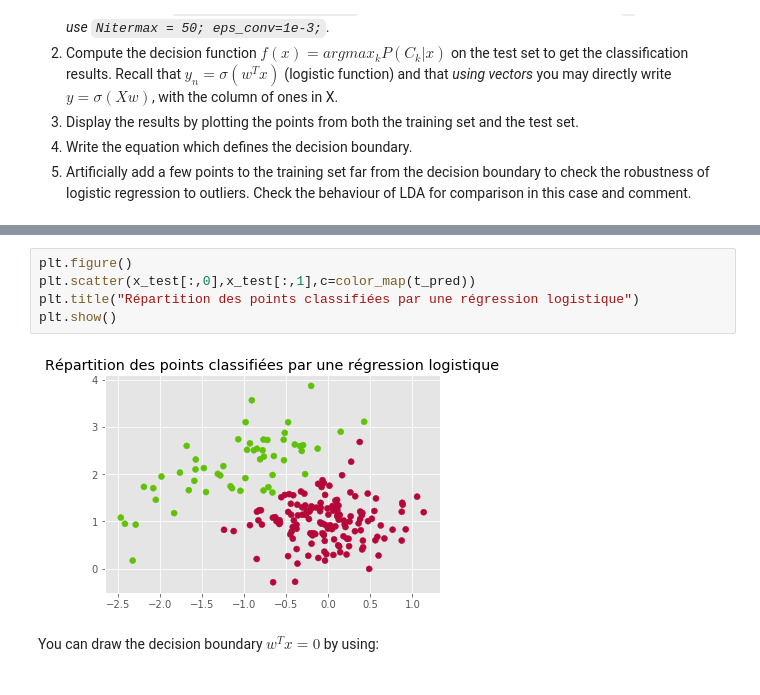
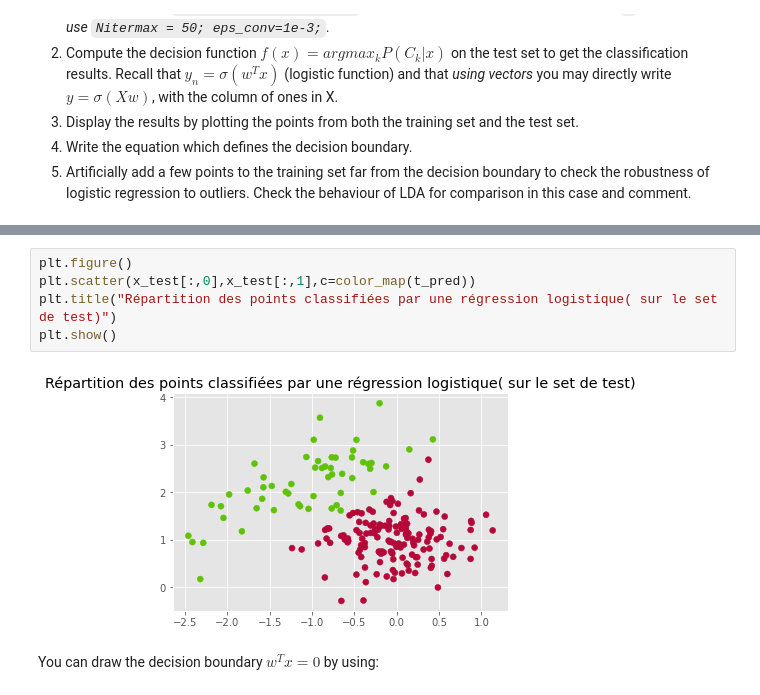
Before and after one commit to VictorCilleros/ML, a Jupyter notebook: TP3_archive/TP3_logistic_regression.ipynb, the cells around one changed output, grey strips where cells are left out. Saved outputs shown, nothing was run; the diff lists cells and outputs as text.

```diff
--- a/TP3_archive/TP3_logistic_regression.ipynb
+++ b/TP3_archive/TP3_logistic_regression.ipynb
@@ -136,10 +135,10 @@ plt.show()
 # %%
 plt.figure()
 plt.scatter(x_test[:,0],x_test[:,1],c=color_map(t_pred))
-plt.title("Répartition des points classifiées par une régression logistique")
+plt.title("Répartition des points classifiées par une régression logistique( sur le set de test)")
 plt.show()
 # %% [output]
-[figure, old version]
+[figure, new version]
 # %% [markdown]
 You can draw the decision boundary $w^Tx = 0$ by using:
 # %%
```
Also changed, not shown: parts of 15 cells of this notebook.
